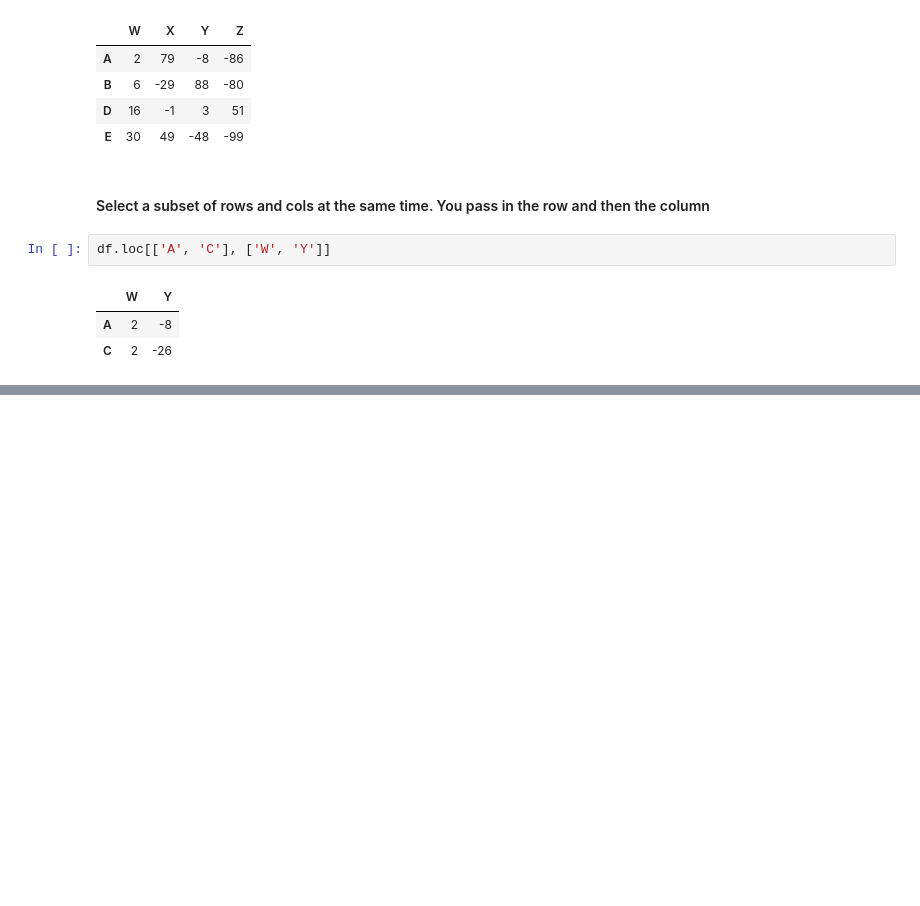
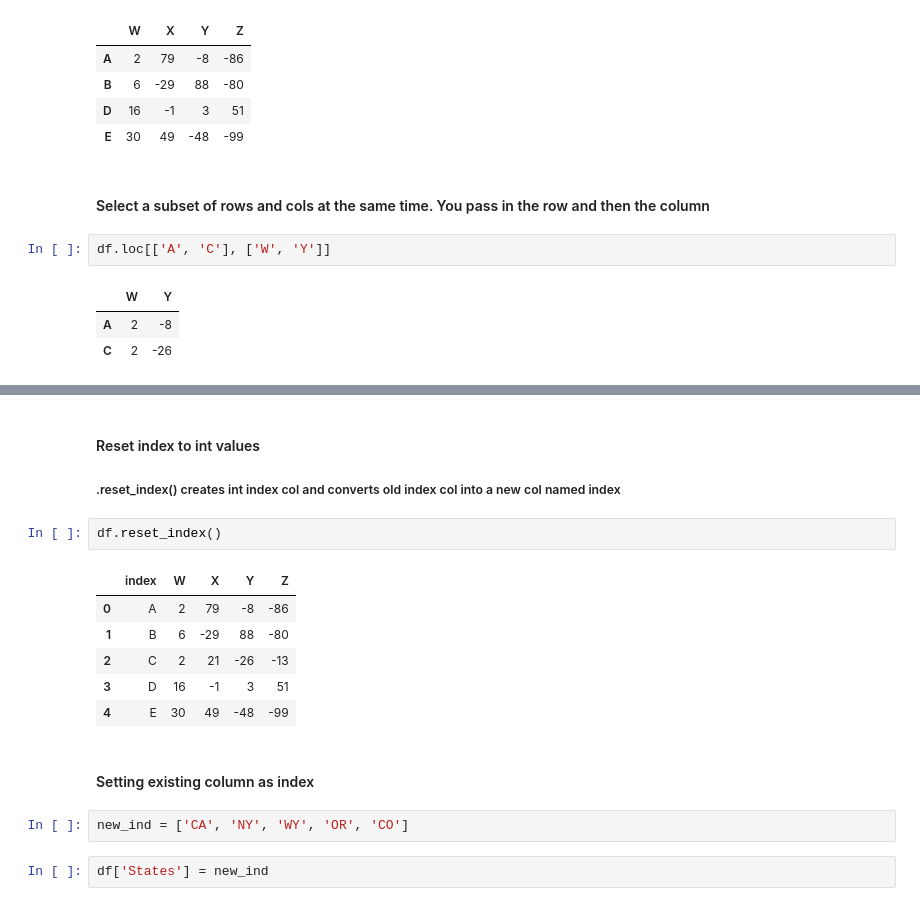
Before and after one commit to sara-czasak/ML-first-steps, a Jupyter notebook: pandas crashcourse/pandas_data_frames.ipynb, the cells around one changed output, grey strips where cells are left out. Cells and saved outputs as stored; diff of their text form; blank space fills up the shorter version.

```diff
--- a/pandas crashcourse/pandas_data_frames.ipynb
+++ b/pandas crashcourse/pandas_data_frames.ipynb
@@ -116,0 +187,18 @@ df.loc[['A', 'C'], ['W', 'Y']]
+# %% [markdown]
+#### Reset index to int values
+##### .reset_index() creates int index col and converts old index col into a new col named index
+# %%
+df.reset_index()
+# %% [output]
+|  | index | W | X | Y | Z |
+| 0 | A | 2 | 79 | -8 | -86 |
+| 1 | B | 6 | -29 | 88 | -80 |
+| 2 | C | 2 | 21 | -26 | -13 |
+| 3 | D | 16 | -1 | 3 | 51 |
+| 4 | E | 30 | 49 | -48 | -99 |
+# %% [markdown]
+#### Setting existing column as index
+# %%
+new_ind = ['CA', 'NY', 'WY', 'OR', 'CO']
+# %%
+df['States'] = new_ind
```
Also changed, not shown: parts of 22 cells of this notebook.
